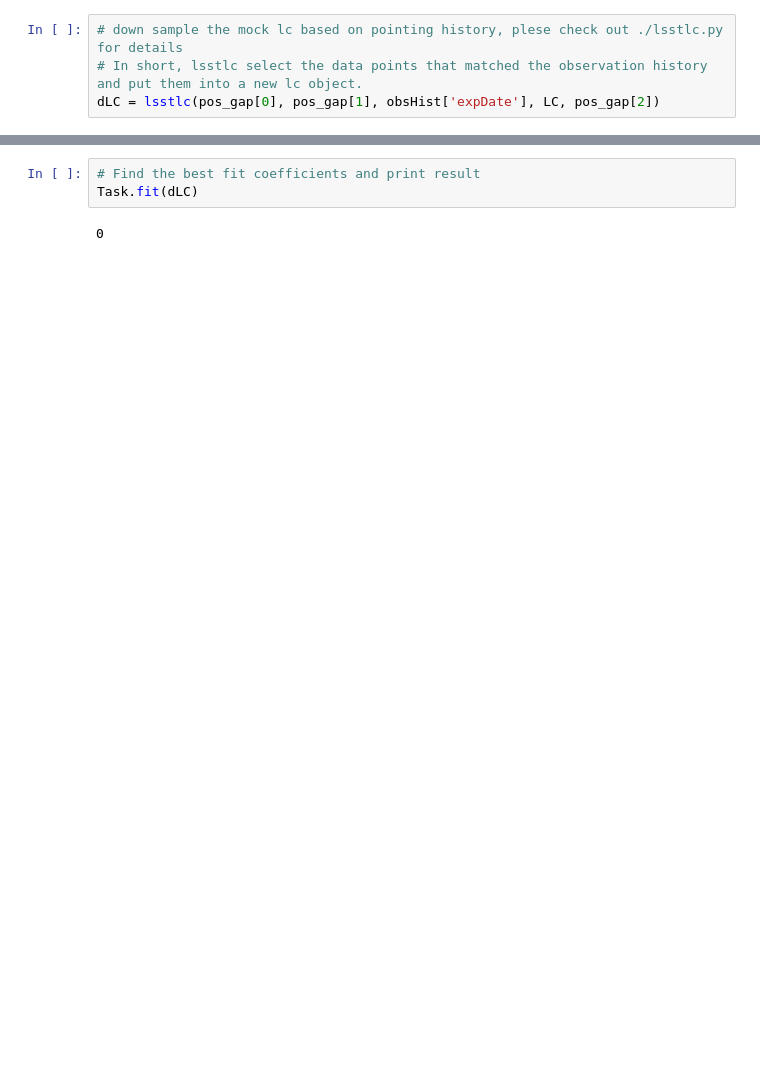
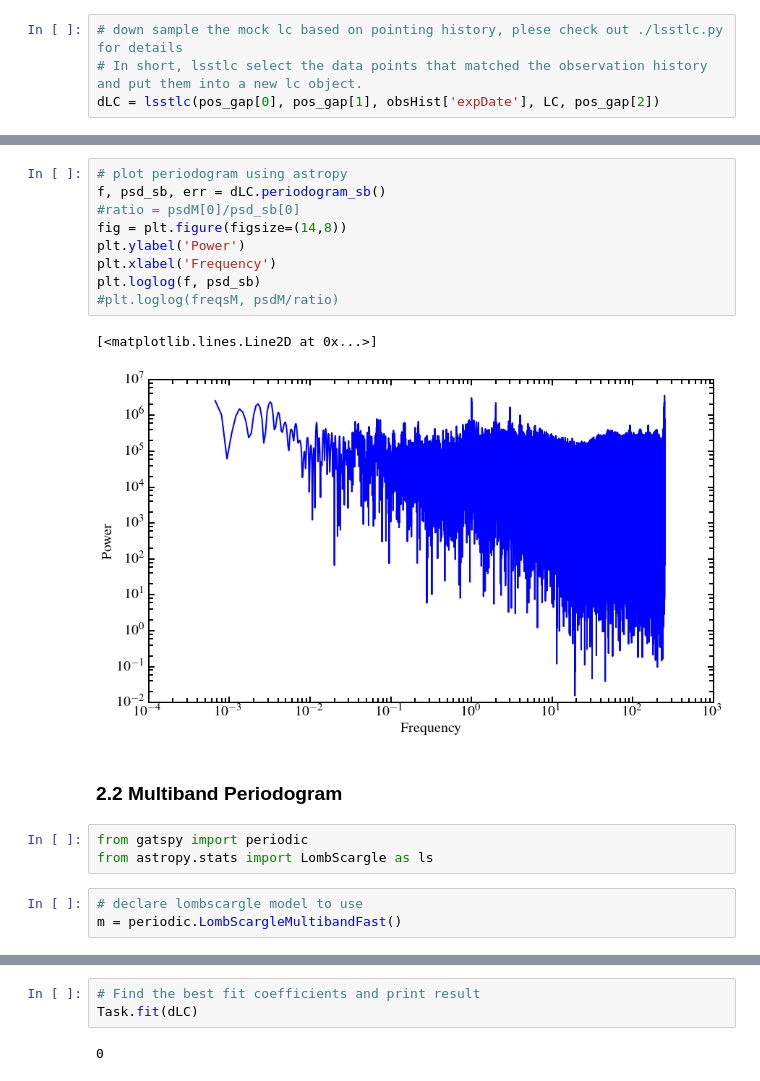
Before and after one commit to ywx649999311/lsst_cadence, a Jupyter notebook: kali.ipynb, the cells around one changed output, grey strips where cells are left out. Cells and saved outputs as stored; diff of their text form; blank space fills up the shorter version.

Commit message:
add periodogram section

```diff
--- a/kali.ipynb
+++ b/kali.ipynb
@@ -90,0 +118,20 @@ plt.xlim(0,2000)
+# %%
+# plot periodogram using astropy
+f, psd_sb, err = dLC.periodogram_sb()
+#ratio = psdM[0]/psd_sb[0]
+fig = plt.figure(figsize=(14,8))
+plt.ylabel('Power')
+plt.xlabel('Frequency')
+plt.loglog(f, psd_sb)
+#plt.loglog(freqsM, psdM/ratio)
+# %% [output]
+[<matplotlib.lines.Line2D at 0x...>]
+[figure, added]
+# %% [markdown]
+### 2.2 Multiband Periodogram
+# %%
+from gatspy import periodic
+from astropy.stats import LombScargle as ls
+# %%
+# declare lombscargle model to use
+m = periodic.LombScargleMultibandFast()
```
Also changed, not shown: parts of 20 cells of this notebook, 1 other file.
